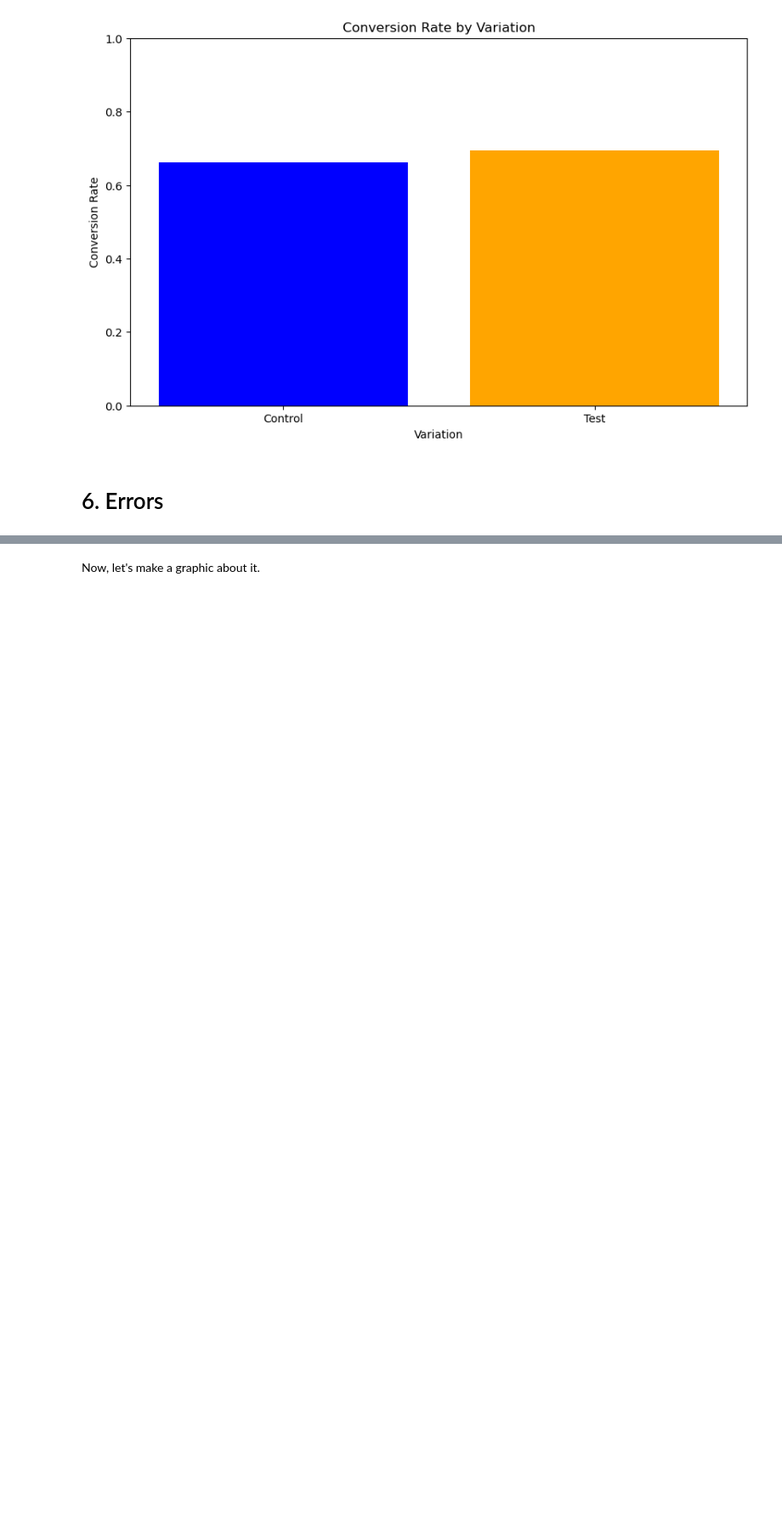
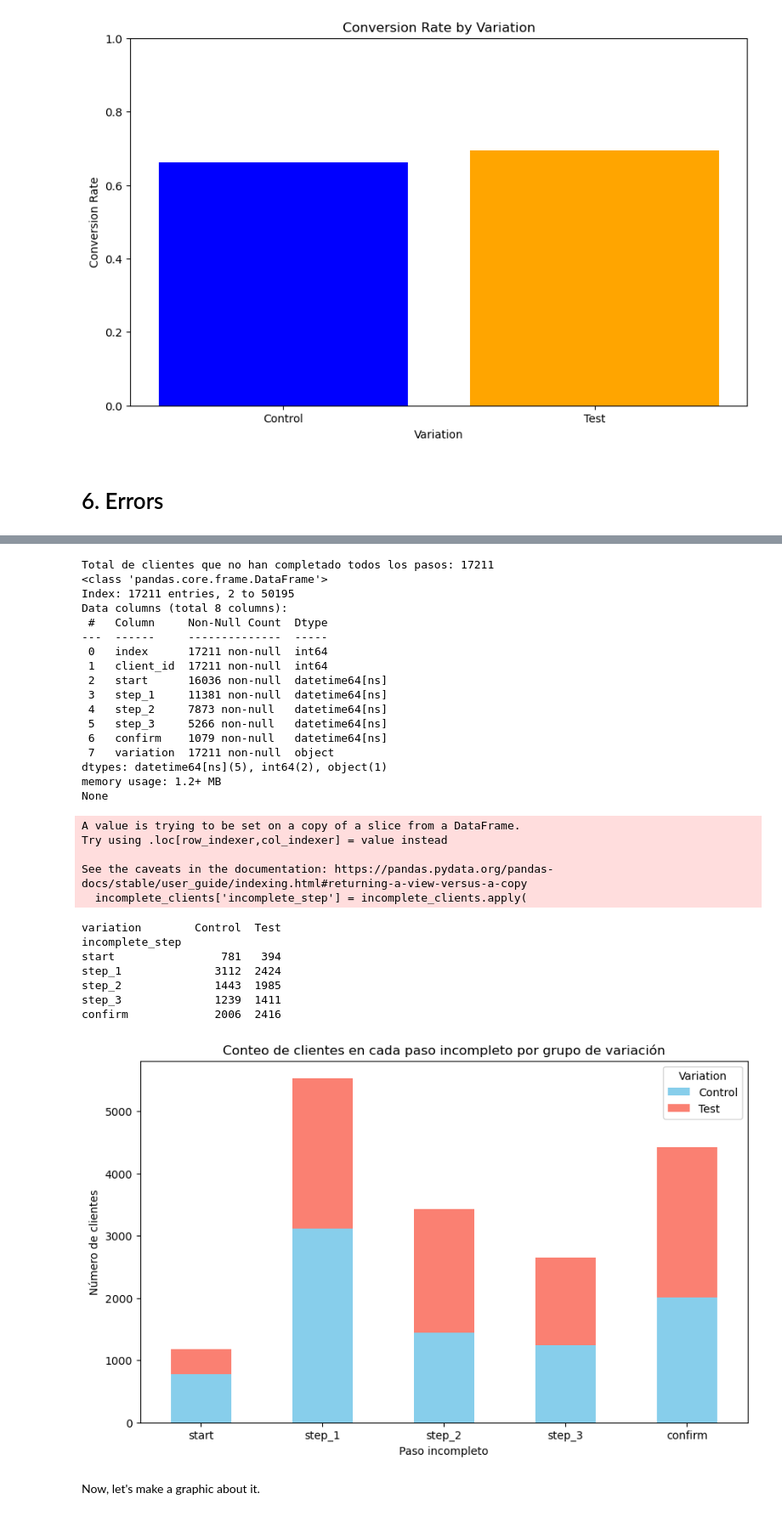
Before and after one commit to davidmoreno-gh/Vanguard-AB-Testing, a Jupyter notebook: notebooks/1. main.ipynb, the cells around one changed output, grey strips where cells are left out. Shown at 85% size. Saved outputs shown, nothing was run; the diff lists cells and outputs as text; code cells hidden in the pictures; blank space fills up the shorter version.

```diff
--- a/notebooks/1. main.ipynb
+++ b/notebooks/1. main.ipynb
@@ -1381,2 +1445,71 @@ No error counter: 0
+# %%
+# Asegúrate de que df_clean_fp esté cargado y limpio
+df_clean_fp = pd.read_csv('../clean_data/df_clean_fp.csv', parse_dates=['start', 'step_1', 'step_2', 'step_3', 'confirm'])
+
+# Filtrar clientes que no han completado todos los pasos
+incomplete_clients = df_clean_fp[df_clean_fp.isnull().any(axis=1)]
+
+# Mostrar información sobre los clientes que no han completado todos los pasos
+print(f"Total de clientes que no han completado todos los pasos: {len(incomplete_clients)}")
+print(incomplete_clients.info())
+
+# Analizar en qué paso se quedaron los clientes
+incomplete_clients['incomplete_step'] = incomplete_clients.apply(
+    lambda row: 'start' if pd.isnull(row['start']) else
+                'step_1' if pd.isnull(row['step_1']) else
+                'step_2' if pd.isnull(row['step_2']) else
+                'step_3' if pd.isnull(row['step_3']) else
+                'confirm', axis=1
+)
+
+# Contar el número de clientes en cada paso incompleto, diferenciando por 'variation'
+incomplete_step_counts = incomplete_clients.groupby(['incomplete_step', 'variation']).size().unstack(fill_value=0)
+
+# Ordenar los pasos según el orden deseado
+ordered_steps = ['start', 'step_1', 'step_2', 'step_3', 'confirm']
+incomplete_step_counts = incomplete_step_counts.reindex(ordered_steps)
+
+# Imprimir los resultados
+print(incomplete_step_counts)
+
+# Graficar el conteo de clientes en cada paso incompleto, diferenciando por 'variation'
+incomplete_step_counts.plot(kind='bar', stacked=True, color=['skyblue', 'salmon'], figsize=(10, 6))
+plt.title('Conteo de clientes en cada paso incompleto por grupo de variación')
+plt.ylabel('Número de clientes')
+plt.xlabel('Paso incompleto')
+plt.xticks(rotation=0)  # Asegurar que las etiquetas del eje X estén bien alineadas
+plt.legend(title='Variation')
+plt.show()
+# %% [output]
+Total de clientes que no han completado todos los pasos: 17211
+<class 'pandas.core.frame.DataFrame'>
+Index: 17211 entries, 2 to 50195
+Data columns (total 8 columns):
+ #   Column     Non-Null Count  Dtype
+---  ------     --------------  -----
+ 0   index      17211 non-null  int64
+ 1   client_id  17211 non-null  int64
+ 2   start      16036 non-null  datetime64[ns]
+ 3   step_1     11381 non-null  datetime64[ns]
+ 4   step_2     7873 non-null   datetime64[ns]
+ 5   step_3     5266 non-null   datetime64[ns]
+ 6   confirm    1079 non-null   datetime64[ns]
+ 7   variation  17211 non-null  object
+dtypes: datetime64[ns](5), int64(2), object(1)
+memory usage: 1.2+ MB
+None
+A value is trying to be set on a copy of a slice from a DataFrame.
+Try using .loc[row_indexer,col_indexer] = value instead
+
+See the caveats in the documentation: https://pandas.pydata.org/pandas-docs/stable/user_guide/indexing.html#returning-a-view-versus-a-copy
+  incomplete_clients['incomplete_step'] = incomplete_clients.apply(
+variation        Control  Test
+incomplete_step
+start                781   394
+step_1              3112  2424
+step_2              1443  1985
+step_3              1239  1411
+confirm             2006  2416
+[figure, added]
 # %% [markdown]
 Now, let's make a graphic about it.
```
Also changed, not shown: parts of 90 cells of this notebook, 4 other files.
